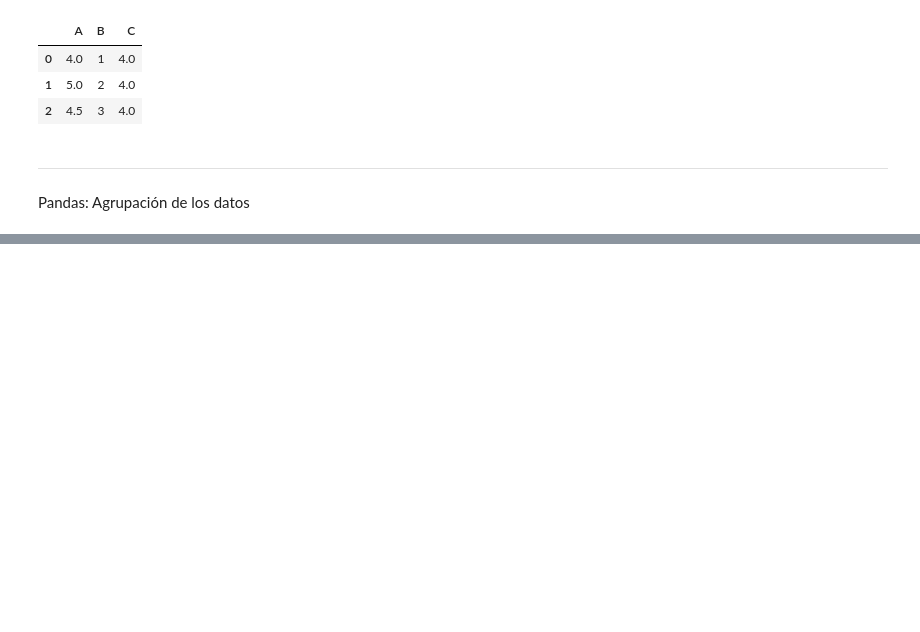
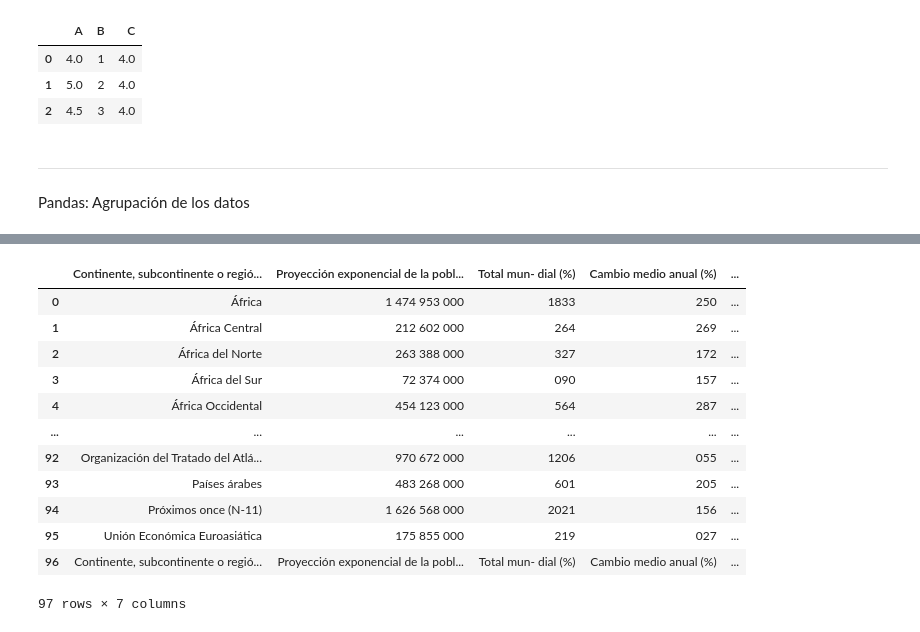
Before and after one commit to PabloSanchez87/IBM-Inteligencia-Artificial, a Jupyter notebook: 3-Machine Learning - Python/3-Módulo Pandas para análisis de datos/1-Bases.ipynb, the cells around one changed output, grey strips where cells are left out. Saved outputs shown, nothing was run; the diff lists cells and outputs as text; code cells hidden in the pictures; blank space fills up the shorter version.

```diff
--- a/3-Machine Learning - Python/3-Módulo Pandas para análisis de datos/1-Bases.ipynb
+++ b/3-Machine Learning - Python/3-Módulo Pandas para análisis de datos/1-Bases.ipynb
@@ -337,0 +595,4 @@ Pandas: Agrupación de los datos
+# %%
+pagina_web = 'https://es.wikipedia.org/wiki/Anexo:Pa%C3%ADses_y_territorios_dependientes_por_poblaci%C3%B3n'
+# %%
+datos = pd.read_html(pagina_web)
@@ -337,0 +619,16 @@ Pandas: Agrupación de los datos
+# %%
+datos[1]
+# %% [output]
+|  | Continente, subcontinente o regió... | Proyección exponencial de la pobl... | Total mun- dial (%) | Cambio medio anual (%) | ... |
+| 0 | África | 1 474 953 000 | 1833 | 250 | ... |
+| 1 | África Central | 212 602 000 | 264 | 269 | ... |
+| 2 | África del Norte | 263 388 000 | 327 | 172 | ... |
+| 3 | África del Sur | 72 374 000 | 090 | 157 | ... |
+| 4 | África Occidental | 454 123 000 | 564 | 287 | ... |
+| ... | ... | ... | ... | ... | ... |
+| 92 | Organización del Tratado del Atlá... | 970 672 000 | 1206 | 055 | ... |
+| 93 | Países árabes | 483 268 000 | 601 | 205 | ... |
+| 94 | Próximos once (N-11) | 1 626 568 000 | 2021 | 156 | ... |
+| 95 | Unión Económica Euroasiática | 175 855 000 | 219 | 027 | ... |
+| 96 | Continente, subcontinente o regió... | Proyección exponencial de la pobl... | Total mun- dial (%) | Cambio medio anual (%) | ... |
+97 rows × 7 columns
```
Also changed, not shown: parts of 53 cells of this notebook, 4 other files.
